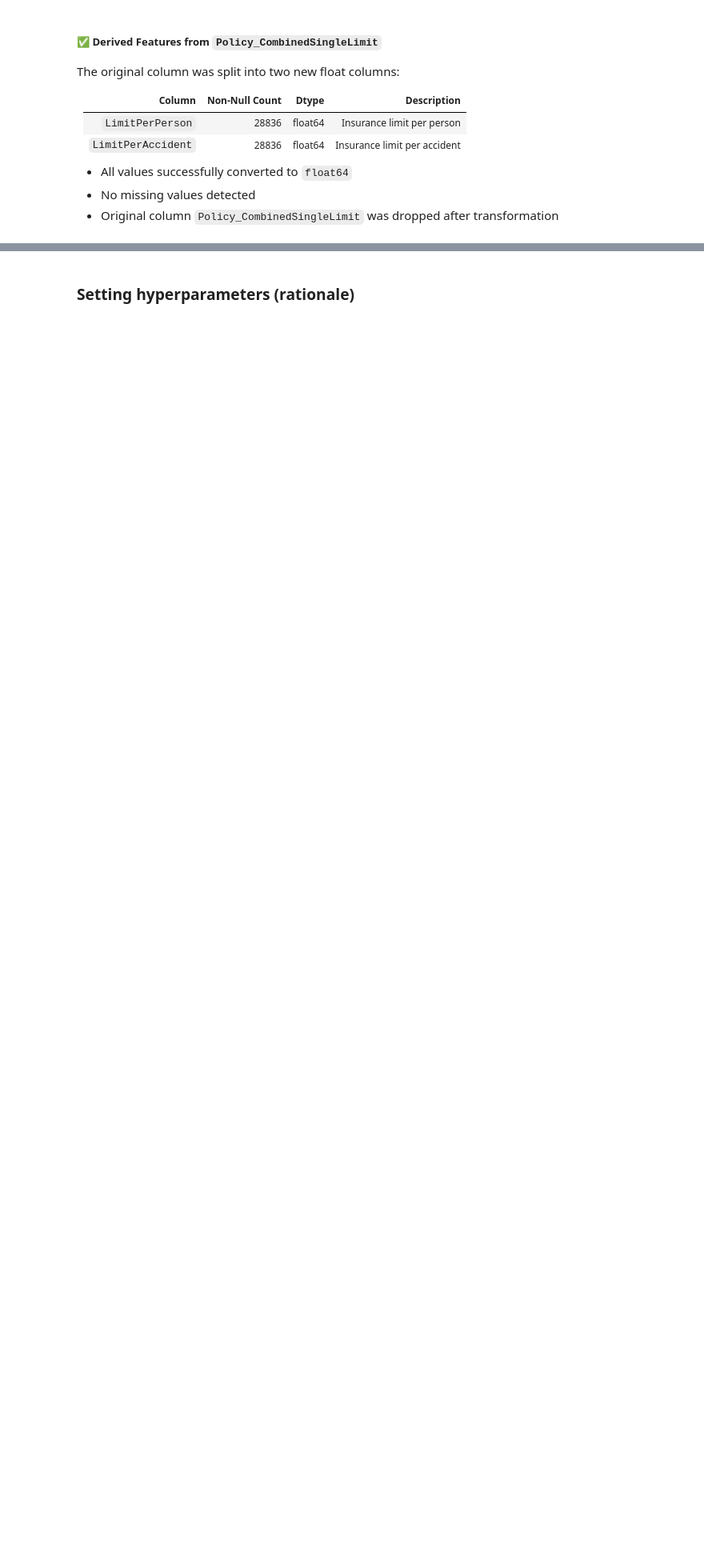
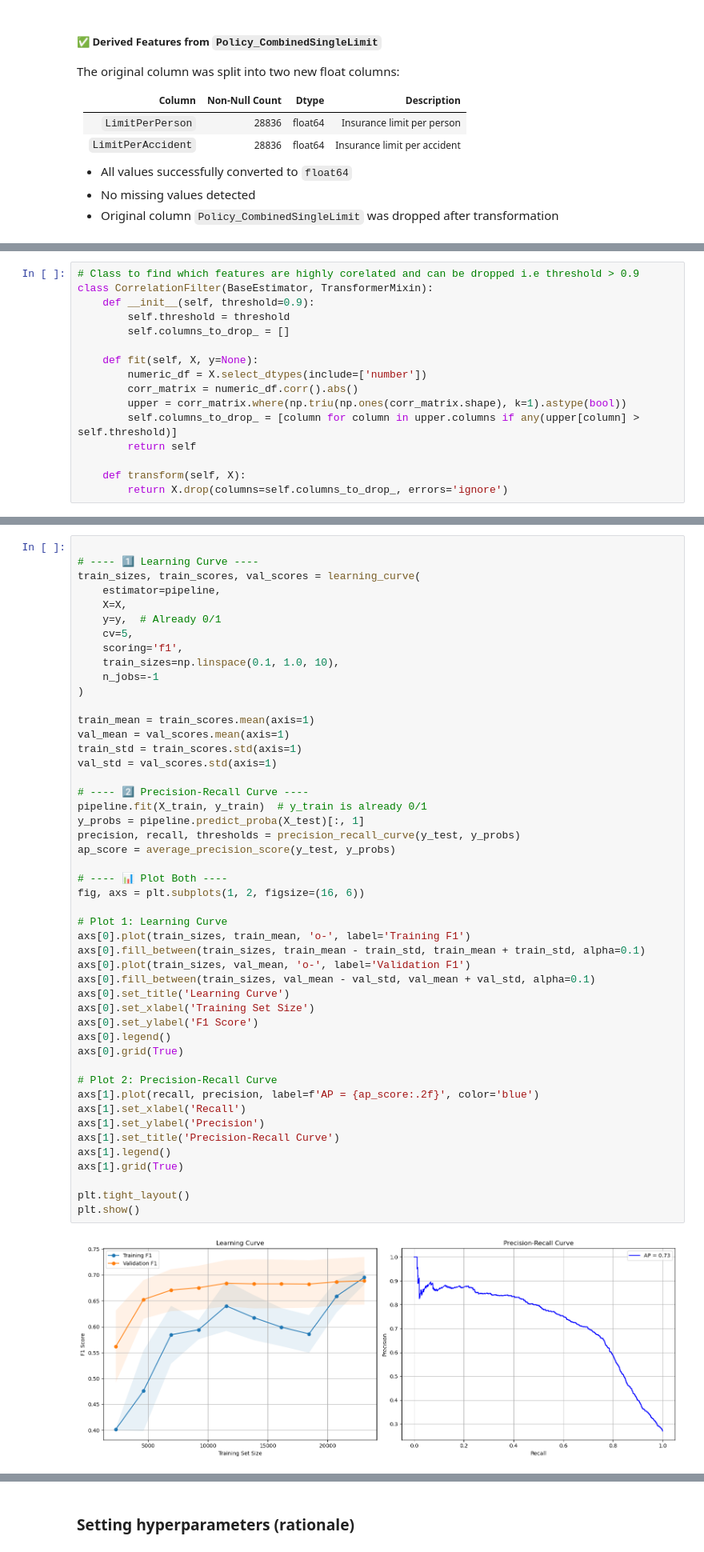
Before and after one commit to sumeetraheja/uol-module2-insurance, a Jupyter notebook: Assessment.ipynb, the cells around one changed output, grey strips where cells are left out. Shown at 80% size. Saved outputs shown, nothing was run; the diff lists cells and outputs as text; blank space fills up the shorter version.

```diff
--- a/Assessment.ipynb
+++ b/Assessment.ipynb
@@ -582,0 +1130,16 @@ Index(['DateOfIncident', 'TypeOfIncident', 'TypeOfCollission',
+# %%
+# Class to find which features are highly corelated and can be dropped i.e threshold > 0.9
+class CorrelationFilter(BaseEstimator, TransformerMixin):
+    def __init__(self, threshold=0.9):
+        self.threshold = threshold
+        self.columns_to_drop_ = []
+
+    def fit(self, X, y=None):
+        numeric_df = X.select_dtypes(include=['number'])
+        corr_matrix = numeric_df.corr().abs()
+        upper = corr_matrix.where(np.triu(np.ones(corr_matrix.shape), k=1).astype(bool))
+        self.columns_to_drop_ = [column for column in upper.columns if any(upper[column] > self.threshold)]
+        return self
+
+    def transform(self, X):
+        return X.drop(columns=self.columns_to_drop_, errors='ignore')
@@ -582,0 +1250,50 @@ Index(['DateOfIncident', 'TypeOfIncident', 'TypeOfCollission',
+# %%
+
+# ---- 1️⃣ Learning Curve ----
+train_sizes, train_scores, val_scores = learning_curve(
+    estimator=pipeline,
+    X=X,
+    y=y,  # Already 0/1
+    cv=5,
+    scoring='f1',
+    train_sizes=np.linspace(0.1, 1.0, 10),
+    n_jobs=-1
+)
+
+train_mean = train_scores.mean(axis=1)
+val_mean = val_scores.mean(axis=1)
+train_std = train_scores.std(axis=1)
+val_std = val_scores.std(axis=1)
+
+# ---- 2️⃣ Precision-Recall Curve ----
+pipeline.fit(X_train, y_train)  # y_train is already 0/1
+y_probs = pipeline.predict_proba(X_test)[:, 1]
+precision, recall, thresholds = precision_recall_curve(y_test, y_probs)
+ap_score = average_precision_score(y_test, y_probs)
+
+# ---- 📊 Plot Both ----
+fig, axs = plt.subplots(1, 2, figsize=(16, 6))
+
+# Plot 1: Learning Curve
+axs[0].plot(train_sizes, train_mean, 'o-', label='Training F1')
+axs[0].fill_between(train_sizes, train_mean - train_std, train_mean + train_std, alpha=0.1)
+axs[0].plot(train_sizes, val_mean, 'o-', label='Validation F1')
+axs[0].fill_between(train_sizes, val_mean - val_std, val_mean + val_std, alpha=0.1)
+axs[0].set_title('Learning Curve')
+axs[0].set_xlabel('Training Set Size')
+axs[0].set_ylabel('F1 Score')
+axs[0].legend()
+axs[0].grid(True)
+
+# Plot 2: Precision-Recall Curve
+axs[1].plot(recall, precision, label=f'AP = {ap_score:.2f}', color='blue')
+axs[1].set_xlabel('Recall')
+axs[1].set_ylabel('Precision')
+axs[1].set_title('Precision-Recall Curve')
+axs[1].legend()
+axs[1].grid(True)
+
+plt.tight_layout()
+plt.show()
+# %% [output]
+[figure, added]
```
Also changed, not shown: parts of 63 cells of this notebook, 2 other files.
